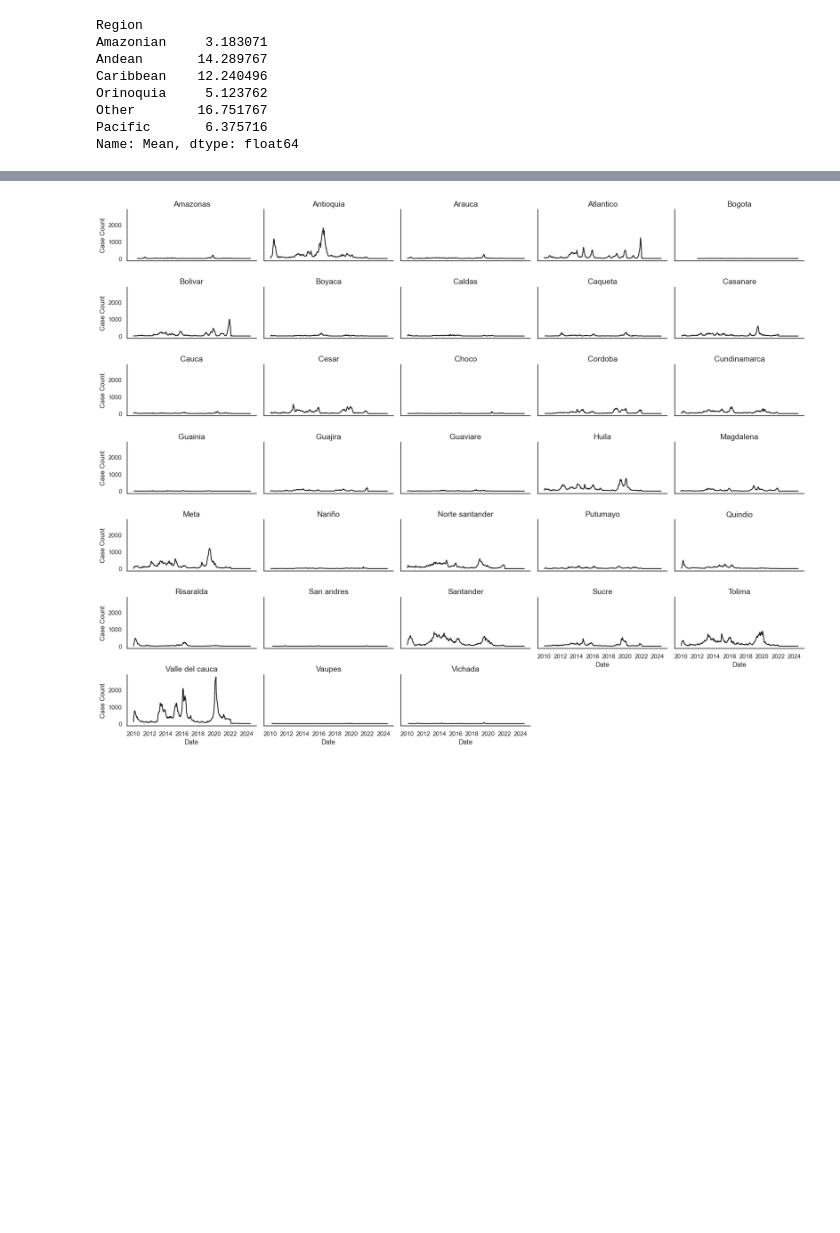
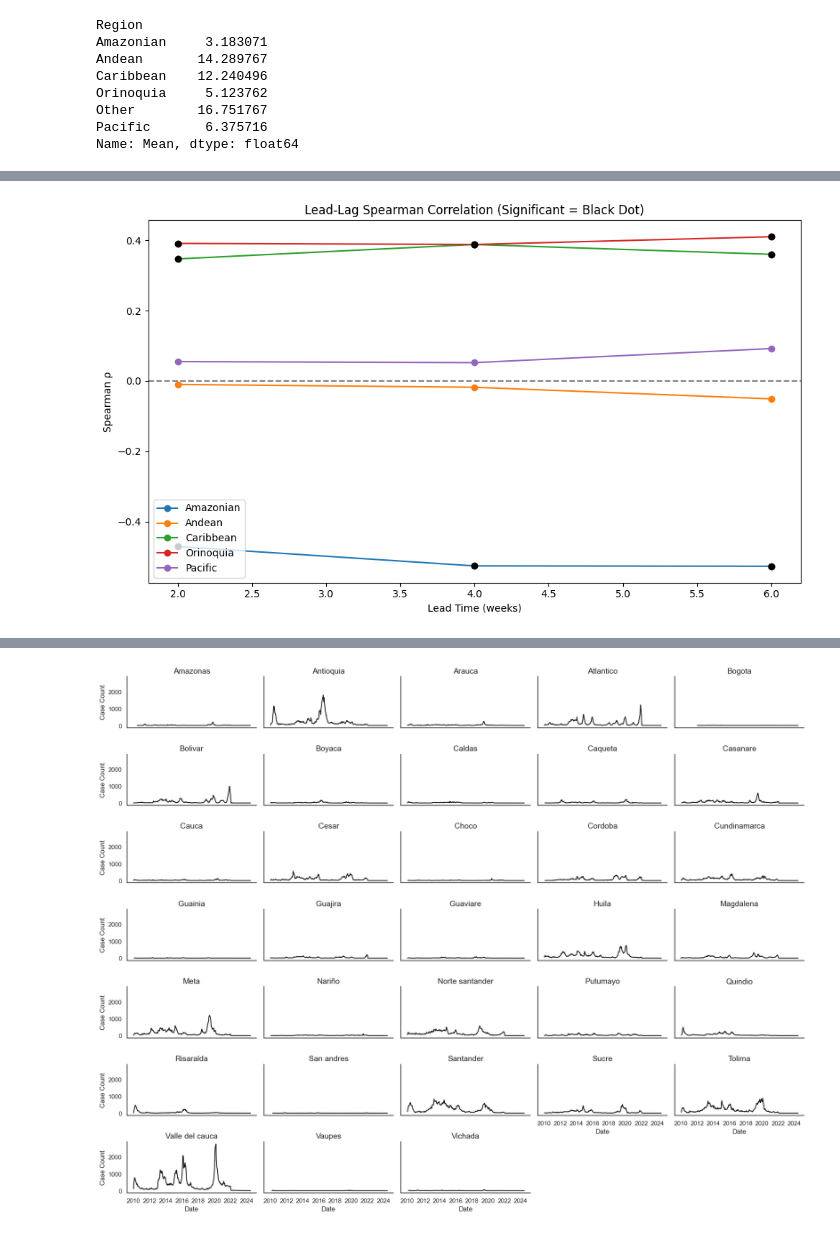
Before and after one commit to RicardoRH96/DENV_Epi, a Jupyter notebook: Scripts/Make_DENV_Descriptive.ipynb, the cells around one changed output, grey strips where cells are left out. Saved outputs shown, nothing was run; the diff lists cells and outputs as text; code cells hidden in the pictures; blank space fills up the shorter version.

```diff
--- a/Scripts/Make_DENV_Descriptive.ipynb
+++ b/Scripts/Make_DENV_Descriptive.ipynb
@@ -85,7 +85,7 @@ cutoff_date = pd.to_datetime('2024-01-01')
 # Filter out rows where the date is beyond the cutoff date
 data_2024 = data_2024[data_2024['FEC_NOT'] >= cutoff_date]
 # Group by epidemiological week and region, then count observations
-data_2024_grouped = data_2024.groupby([pd.Grouper(key='FEC_NOT'), 'Region', 'FEC_NOT'], as_index=False)['counts'].sum()
+data_2024_grouped = data_2024.groupby([pd.Grouper(key='FEC_NOT'), 'Region'], as_index=False)['counts'].sum()
 
 # Filter out the 'Other' regions
 data_2024_grouped = data_2024_grouped[data_2024_grouped['Region'] != 'Other']
@@ -233,0 +356,21 @@ plt.show()
+# %%
+# Add significance marker to the lineplot
+lead_lag_df['significant'] = lead_lag_df['Spearman_pval'].astype(float) < 0.05
+
+plt.figure(figsize=(10, 6))
+for region in lead_lag_df['Region'].unique():
+    subset = lead_lag_df[lead_lag_df['Region'] == region]
+    plt.plot(subset['Lead (weeks)'], subset['Spearman_rho'], label=region, marker='o')
+    # Highlight significant points
+    sig = subset[subset['significant']]
+    plt.scatter(sig['Lead (weeks)'], sig['Spearman_rho'], color='black', zorder=5, label='_nolegend_')
+
+plt.title('Lead-Lag Spearman Correlation (Significant = Black Dot)')
+plt.axhline(0, color='gray', linestyle='--')
+plt.ylabel('Spearman ρ')
+plt.xlabel('Lead Time (weeks)')
+plt.legend()
+plt.tight_layout()
+plt.show()
+# %% [output]
+[figure, added]
```
Also changed, not shown: parts of 4 cells of this notebook, 4 other files.
